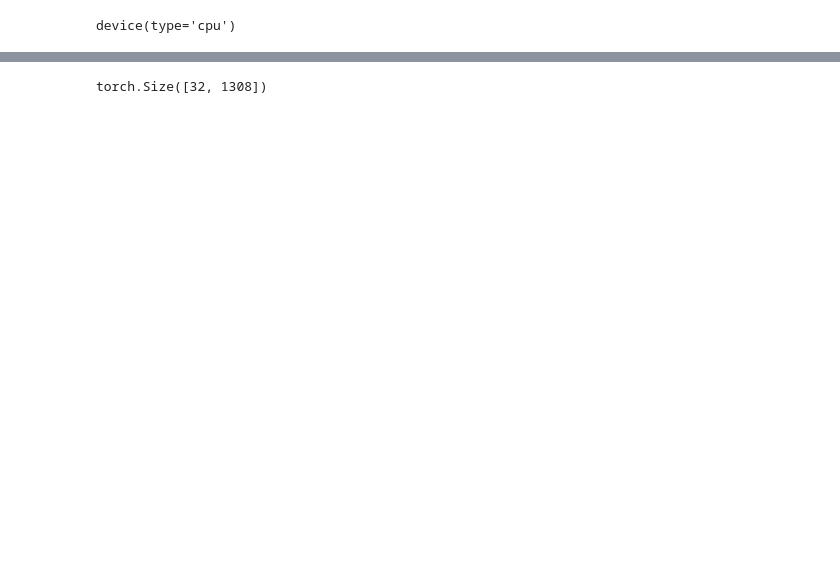
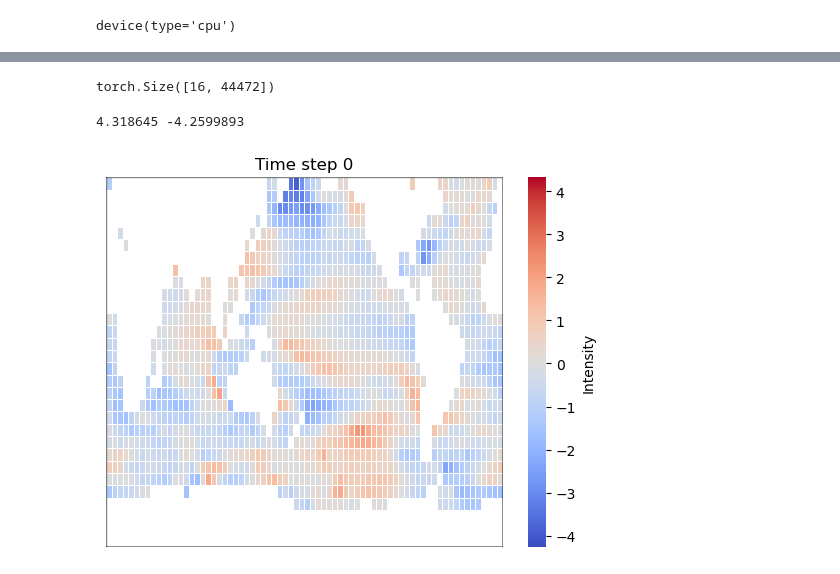
Before and after one commit to Victor2175/gm4cs-m, a Jupyter notebook: vae.ipynb, the cells around one changed output, grey strips where cells are left out. Cells and saved outputs as stored; diff of their text form; code cells hidden in the pictures; blank space fills up the shorter version.

```diff
--- a/vae.ipynb
+++ b/vae.ipynb
@@ -44,5 +39,22 @@ inpute(cope_data, union_nan_mask)
 plot_heatmap(cope_data, 'ICON-ESM-LR', 'r1i1p1f1', 1980)
 # %% [output]
 [figure]
+# %%
+def extract_per_timeserie(cope_data, mask, r=[-10, 10]):
+    X, Y = [], []
+    for model in cope_data.keys():
+        normalized_grids, mean_forced_response, _, _ = normalize_flatten_model(cope_data, model, mask)
+        flattened_mean_forced_response = mean_forced_response.flatten()
+        for run, grid_timeserie in normalized_grids.items():
+            flattened_grid_timeserie = grid_timeserie.flatten()
+
+            if (r[0] < flattened_grid_timeserie.min() and flattened_grid_timeserie.max() < r[1]):
+                X.append(flattened_grid_timeserie)
+                Y.append(flattened_mean_forced_response)
+
+    X, Y = np.array(X), np.array(Y)
+    return X, Y
 # %%
-X, Y = extract_matrices(cope_data, union_nan_mask)
+X, Y = extract_per_timeserie(cope_data, union_nan_mask, r=[-10, 10])
+
+X.shape
@@ -60,7 +70,7 @@ device
 # %% [output]
 device(type='cpu')
 # %%
-batch_size = 32
+batch_size = 16
 
 cope_dataset = CopeDataset(samples=X, labels=Y)
 
@@ -69,10 +79,10 @@ train_dataset, test_dataset = random_split(cope_dataset, [0.8, 0.2])
 train_dataloader = DataLoader(train_dataset, batch_size=batch_size, shuffle=True)
 test_dataloader = DataLoader(test_dataset, batch_size=batch_size, shuffle=True)
 # %%
-lr = 1e-3
-epochs = 20
+lr = 2e-3
+epochs = 30
 
-model = basic_VAE(input_dim=1308, hidden_dim=500, latent_dim=100).to(device)
+model = basic_VAE(input_dim=44472, hidden_dim=500, latent_dim=100).to(device)
 optimizer = torch.optim.Adam(model.parameters(), lr=lr)
 
 
@@ -213,4 +195,12 @@ with torch.no_grad():
 # %%
 x.shape
 # %% [output]
-torch.Size([32, 1308])
+torch.Size([16, 44472])
+# %%
+from plots import get_animated_timeserie
+
+a = get_animated_timeserie(np.array(x[0]), union_nan_mask)
+a.save('test_solo.gif', writer='pillow', fps=1)
+# %% [output]
+4.318645 -4.2599893
+[figure, added]
```
Also changed, not shown: parts of 18 cells of this notebook, 2 other files.
